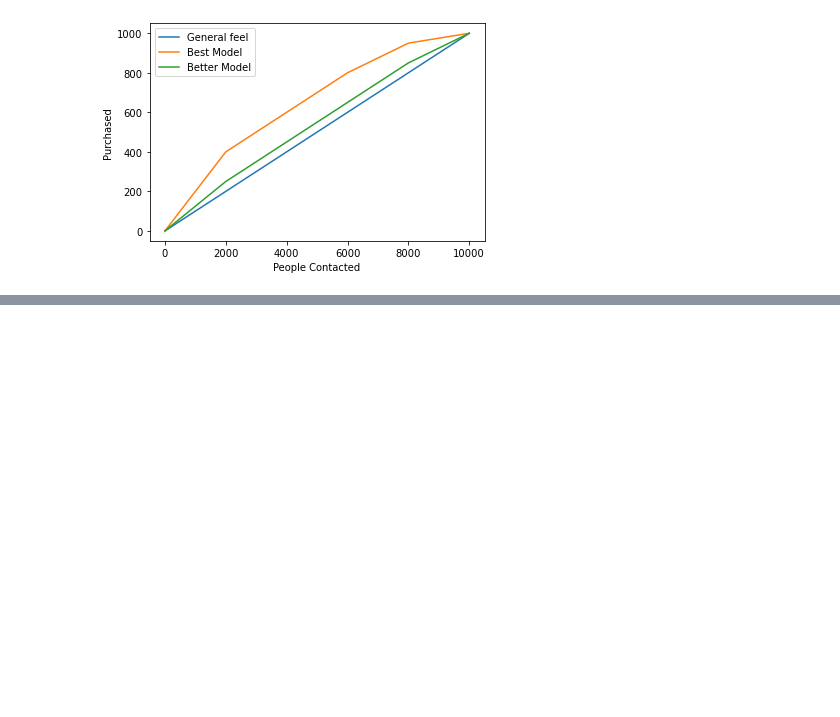
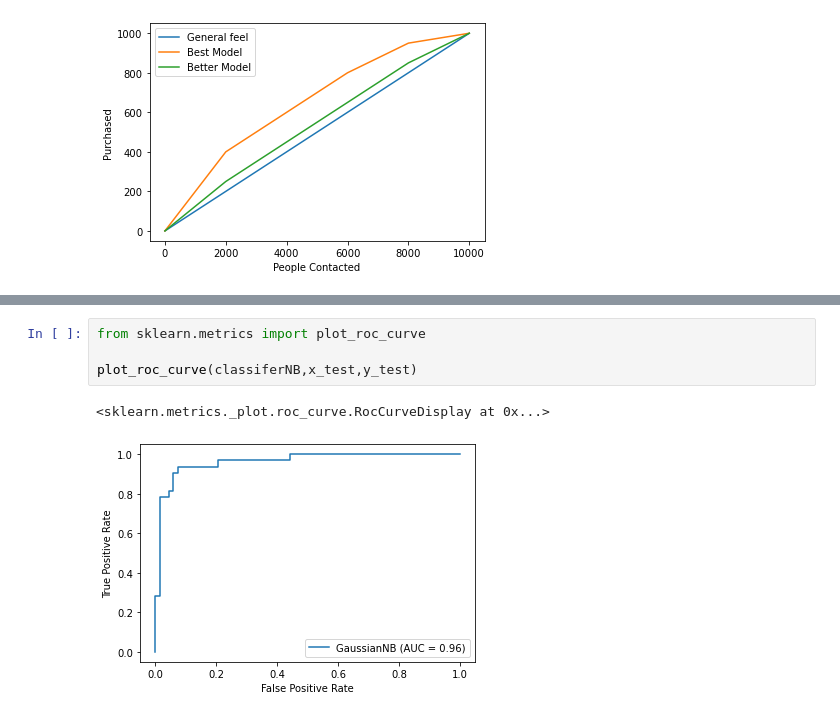
Before and after one commit to Poissonza/Python-Tutorial-Notes, a Jupyter notebook: 2.2 Classification Methods.ipynb, the cells around one changed output, grey strips where cells are left out. Drawn from its saved outputs; the diff is of its cells as text; blank space fills up the shorter version.

```diff
--- a/2.2 Classification Methods.ipynb
+++ b/2.2 Classification Methods.ipynb
@@ -233,0 +324,7 @@ We also have a ROC which is the Receiver Operating Characteristic which is not t
+# %%
+from sklearn.metrics import plot_roc_curve
+
+plot_roc_curve(classiferNB,x_test,y_test)
+# %% [output]
+<sklearn.metrics._plot.roc_curve.RocCurveDisplay at 0x...>
+[figure, added]
```
Also changed, not shown: parts of 15 cells of this notebook, 1 other file.
